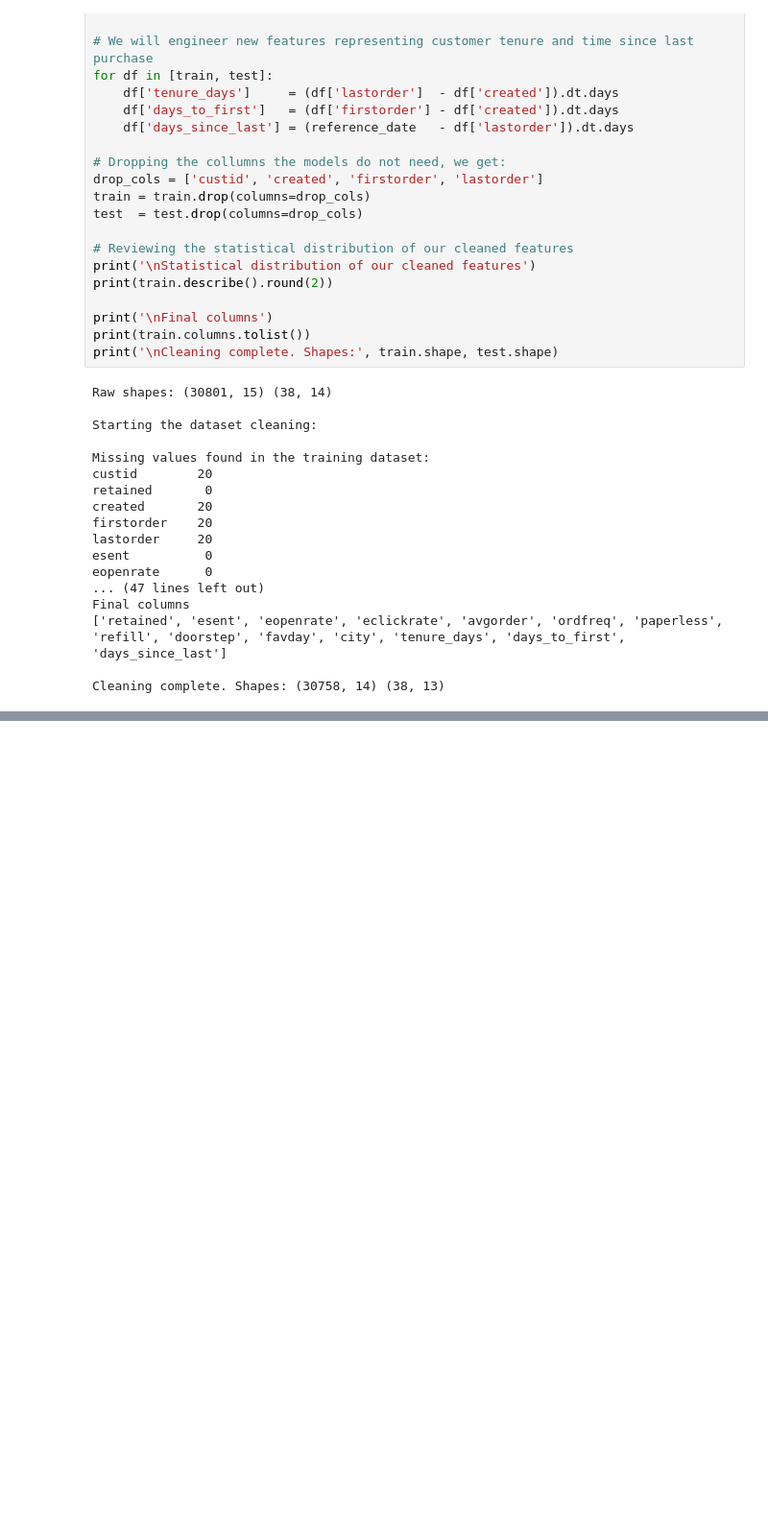
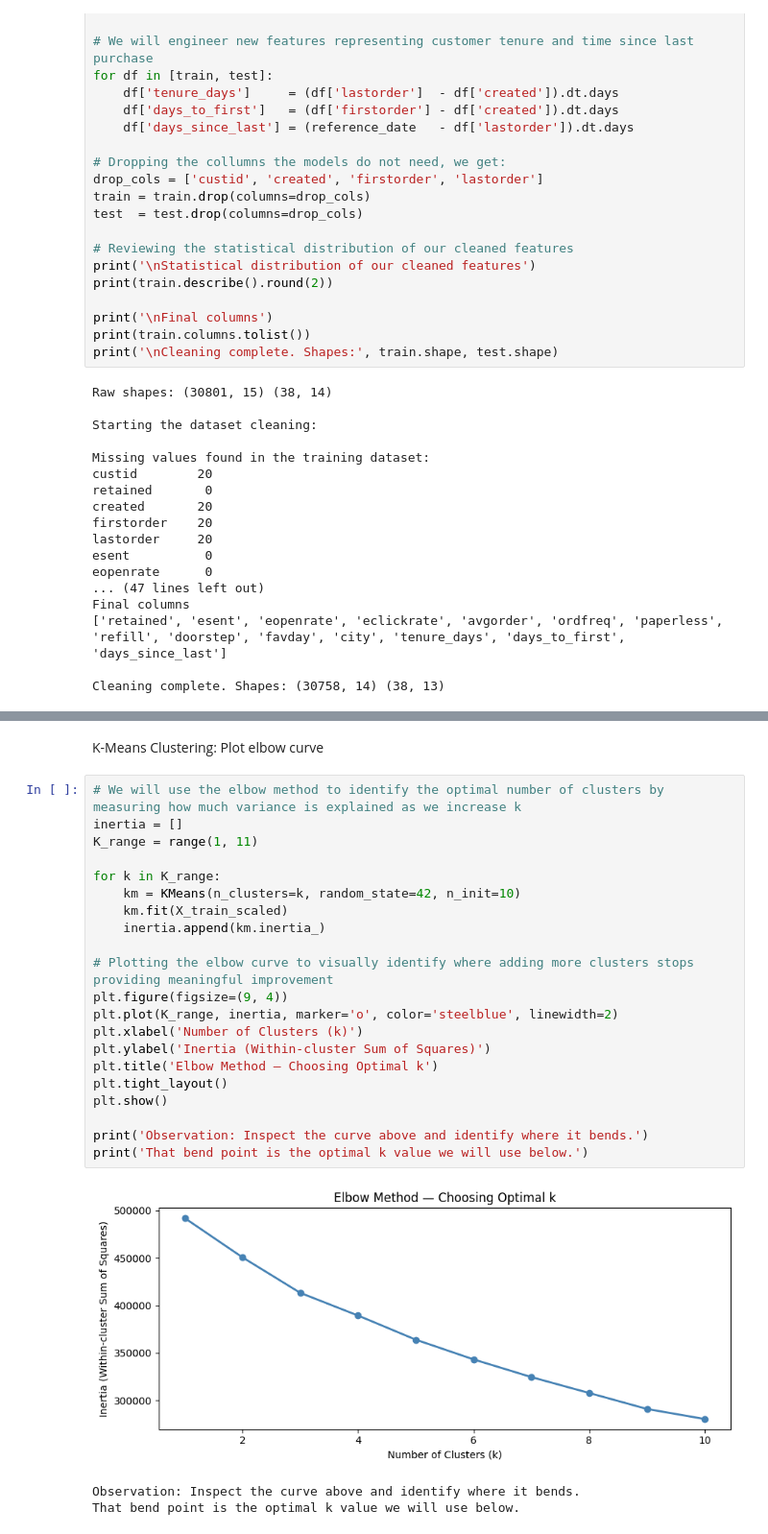
Before and after one commit to ihasnaou/Customer-Segmentation-Prediction-System, a Jupyter notebook: Customer Segmentation & Prediction System.ipynb, the cells around one changed output, grey strips where cells are left out. Shown at 96% size. Drawn from its saved outputs; the diff is of its cells as text; blank space fills up the shorter version.

Commit message:
Added K-Means clustering part

```diff
--- a/Customer Segmentation & Prediction System.ipynb
+++ b/Customer Segmentation & Prediction System.ipynb
@@ -101,0 +164,27 @@ K-Means
+# %% [markdown]
+K-Means Clustering: Plot elbow curve
+# %%
+# We will use the elbow method to identify the optimal number of clusters by measuring how much variance is explained as we increase k
+inertia = []
+K_range = range(1, 11)
+
+for k in K_range:
+    km = KMeans(n_clusters=k, random_state=42, n_init=10)
+    km.fit(X_train_scaled)
+    inertia.append(km.inertia_)
+
+# Plotting the elbow curve to visually identify where adding more clusters stops providing meaningful improvement
+plt.figure(figsize=(9, 4))
+plt.plot(K_range, inertia, marker='o', color='steelblue', linewidth=2)
+plt.xlabel('Number of Clusters (k)')
+plt.ylabel('Inertia (Within-cluster Sum of Squares)')
+plt.title('Elbow Method — Choosing Optimal k')
+plt.tight_layout()
+plt.show()
+
+print('Observation: Inspect the curve above and identify where it bends.')
+print('That bend point is the optimal k value we will use below.')
+# %% [output]
+[figure, added]
+Observation: Inspect the curve above and identify where it bends.
+That bend point is the optimal k value we will use below.
```
Also changed, not shown: parts of 9 cells of this notebook.
